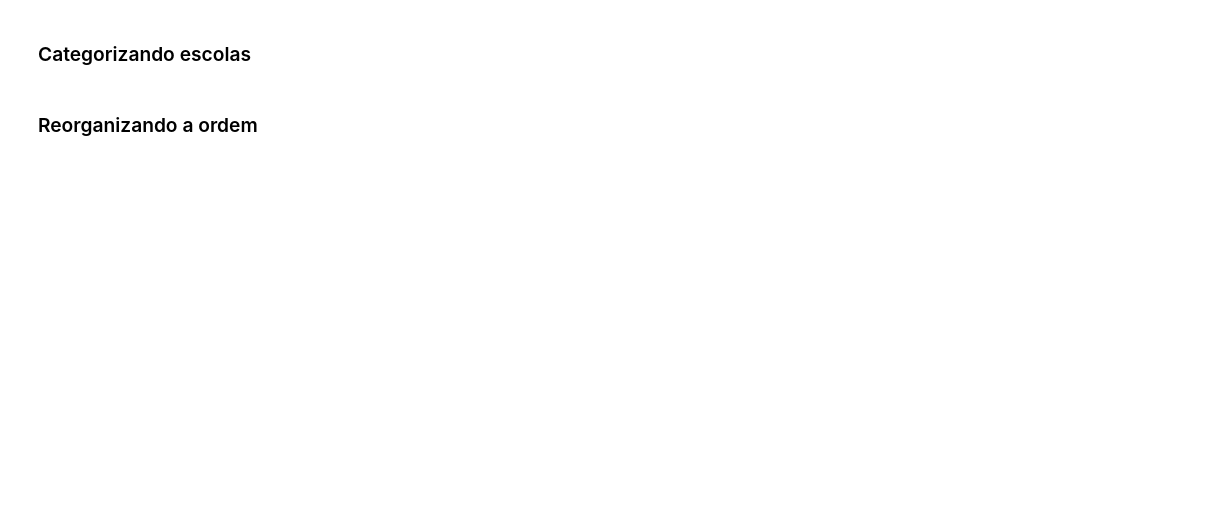
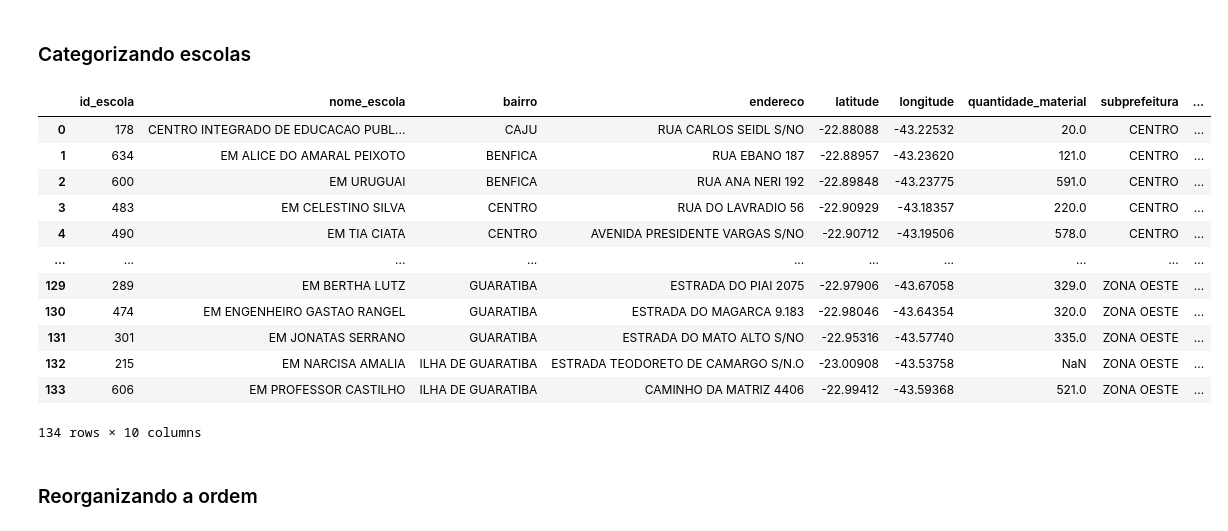
Before and after one commit to isabelepinto/limpeza_de_dados_projeto, a Jupyter notebook: projeto.ipynb, the cells around one changed output. Saved outputs shown, nothing was run; the diff lists cells and outputs as text; code cells hidden in the pictures; blank space fills up the shorter version.

```diff
--- a/projeto.ipynb
+++ b/projeto.ipynb
@@ -149,22 +167,35 @@ df_merge['endereco'] = df_merge['endereco'].apply(tratarEndereco)
 ### Categorizando escolas
 # %%
 categorias_escolas = {
-    "E.M": "EM",
-    "E.M.": "EM",
     "EM": "EM",
-    "E.M.": "EM",
     "CIEP": "CIEP"
 }
 
 def categorizarColegio(x):
     for key in categorias_escolas:
-        if(x.find(key)):
+        if(x.find(key) > -1):
             x = categorias_escolas[key]
         else:
             x = "COLÉGIO"
         return x
 
 df_merge['tipo_escola'] = df_merge['nome_escola'].apply(categorizarColegio)
+
+df_merge
+# %% [output]
+|  | id_escola | nome_escola | bairro | endereco | latitude | longitude | quantidade_material | subprefeitura | ... |
+| 0 | 178 | CENTRO INTEGRADO DE EDUCACAO PUBL... | CAJU | RUA CARLOS SEIDL S/NO | -22.88088 | -43.22532 | 20.0 | CENTRO | ... |
+| 1 | 634 | EM ALICE DO AMARAL PEIXOTO | BENFICA | RUA EBANO 187 | -22.88957 | -43.23620 | 121.0 | CENTRO | ... |
+| 2 | 600 | EM URUGUAI | BENFICA | RUA ANA NERI 192 | -22.89848 | -43.23775 | 591.0 | CENTRO | ... |
+| 3 | 483 | EM CELESTINO SILVA | CENTRO | RUA DO LAVRADIO 56 | -22.90929 | -43.18357 | 220.0 | CENTRO | ... |
+| 4 | 490 | EM TIA CIATA | CENTRO | AVENIDA PRESIDENTE VARGAS S/NO | -22.90712 | -43.19506 | 578.0 | CENTRO | ... |
+| ... | ... | ... | ... | ... | ... | ... | ... | ... | ... |
+| 129 | 289 | EM BERTHA LUTZ | GUARATIBA | ESTRADA DO PIAI 2075 | -22.97906 | -43.67058 | 329.0 | ZONA OESTE | ... |
+| 130 | 474 | EM ENGENHEIRO GASTAO RANGEL | GUARATIBA | ESTRADA DO MAGARCA 9.183 | -22.98046 | -43.64354 | 320.0 | ZONA OESTE | ... |
+| 131 | 301 | EM JONATAS SERRANO | GUARATIBA | ESTRADA DO MATO ALTO S/NO | -22.95316 | -43.57740 | 335.0 | ZONA OESTE | ... |
+| 132 | 215 | EM NARCISA AMALIA | ILHA DE GUARATIBA | ESTRADA TEODORETO DE CAMARGO S/N.O | -23.00908 | -43.53758 | NaN | ZONA OESTE | ... |
+| 133 | 606 | EM PROFESSOR CASTILHO | ILHA DE GUARATIBA | CAMINHO DA MATRIZ 4406 | -22.99412 | -43.59368 | 521.0 | ZONA OESTE | ... |
+134 rows × 10 columns
 # %% [markdown]
 ### Reorganizando a ordem
 # %%
```
Also changed, not shown: parts of 6 cells of this notebook, 3 other files.
